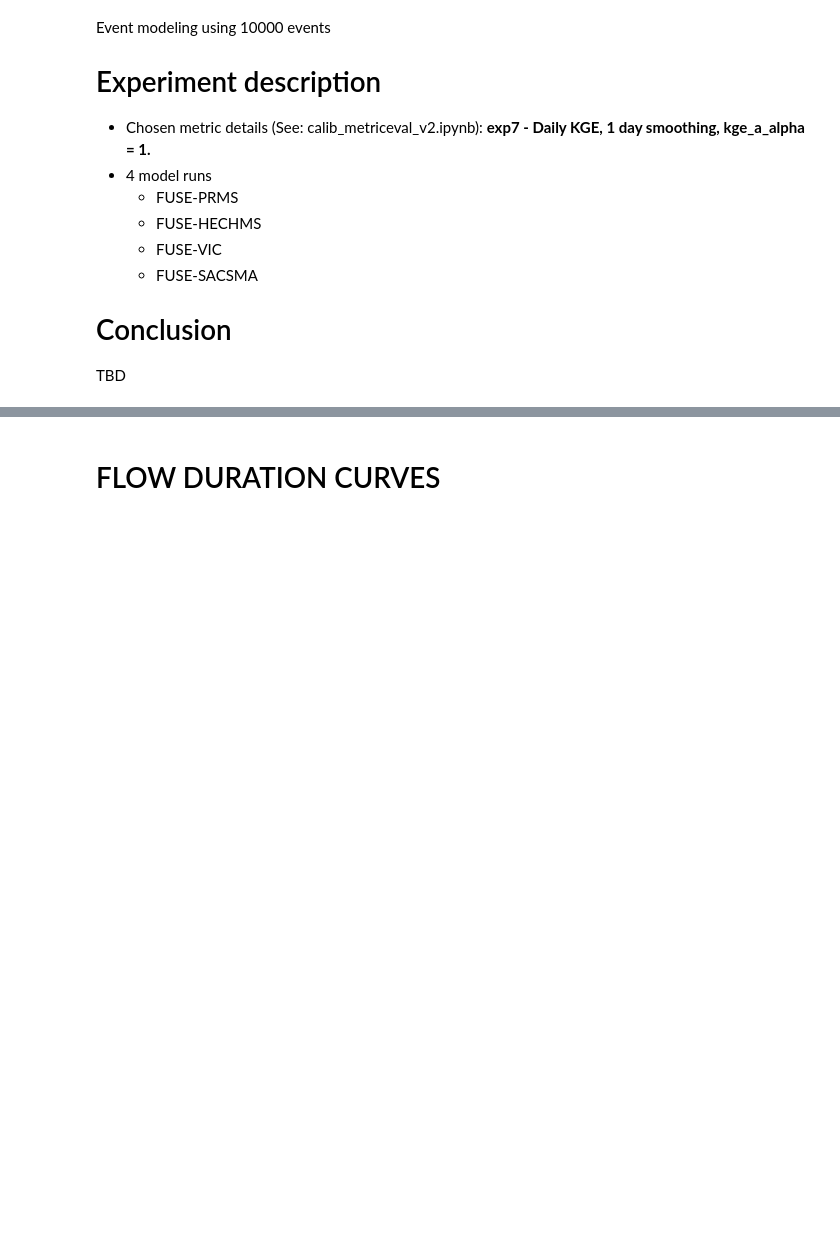
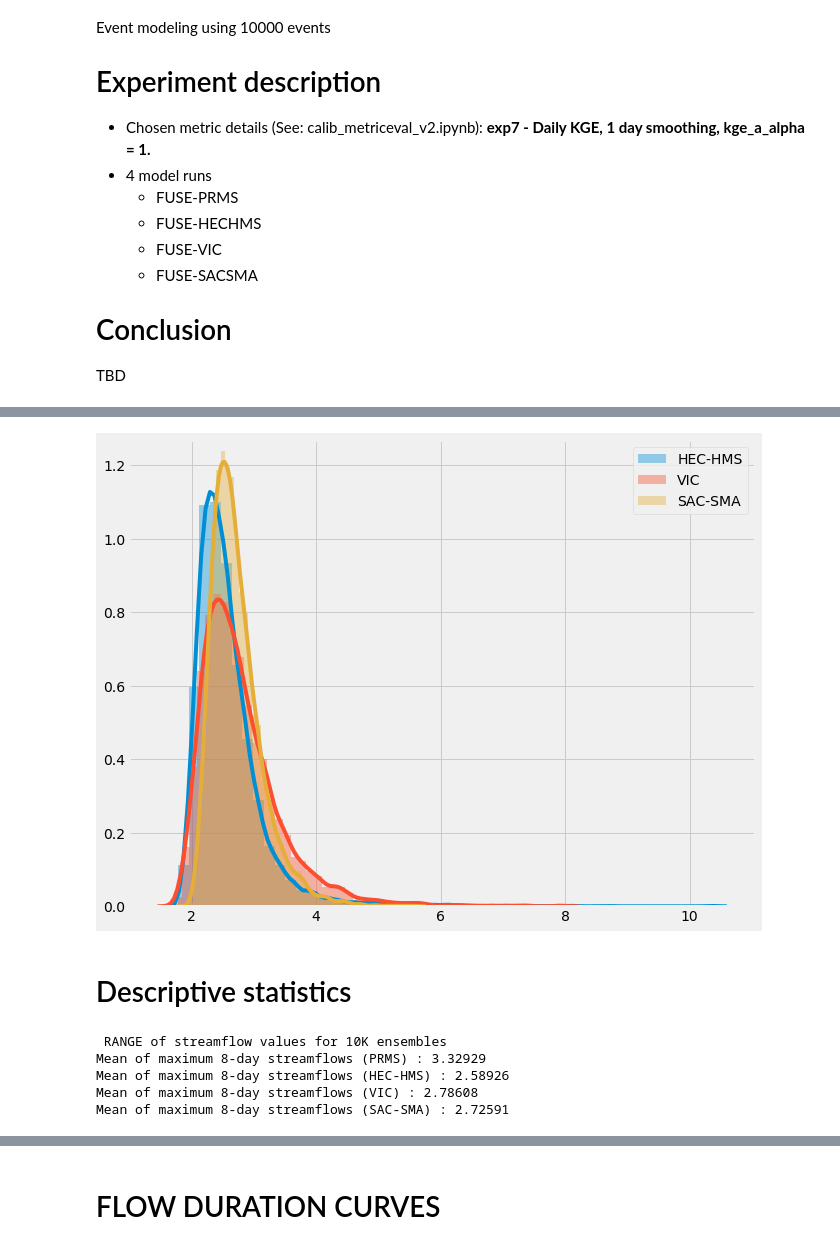
Before and after one commit to msaharia/aasi, a Jupyter notebook: eventmodeling.ipynb, the cells around one changed output, grey strips where cells are left out. Drawn from its saved outputs; the diff is of its cells as text; code cells hidden in the pictures; blank space fills up the shorter version.

```diff
--- a/eventmodeling.ipynb
+++ b/eventmodeling.ipynb
@@ -68,0 +166,28 @@ def vextract(nclist, ncvar):
+# %%
+plt.style.use('fivethirtyeight')
+plt.figure(figsize=(10,8))
+sns.distplot(np.array(hechmsmaxflow), label='HEC-HMS')
+sns.distplot(np.array(vicmaxflow), label='VIC')
+sns.distplot(np.array(sacsmamaxflow), label='SAC-SMA')
+plt.legend()
+# plt.show()
+# %% [output]
+[figure, added]
+# %% [markdown]
+# Descriptive statistics
+# %%
+stats = {}
+stats['Mean of maximum 8-day streamflows (PRMS)'] = np.mean(prmsmaxflow)
+stats['Mean of maximum 8-day streamflows (HEC-HMS)'] = np.mean(hechmsmaxflow)
+stats['Mean of maximum 8-day streamflows (VIC)'] = np.mean(vicmaxflow)
+stats['Mean of maximum 8-day streamflows (SAC-SMA)'] = np.mean(sacsmamaxflow)
+
+print('\n RANGE of streamflow values for 10K ensembles')
+for x in stats:
+    print (x,':',stats[x])
+# %% [output]
+ RANGE of streamflow values for 10K ensembles
+Mean of maximum 8-day streamflows (PRMS) : 3.32929
+Mean of maximum 8-day streamflows (HEC-HMS) : 2.58926
+Mean of maximum 8-day streamflows (VIC) : 2.78608
+Mean of maximum 8-day streamflows (SAC-SMA) : 2.72591
```
Also changed, not shown: parts of 15 cells of this notebook.
